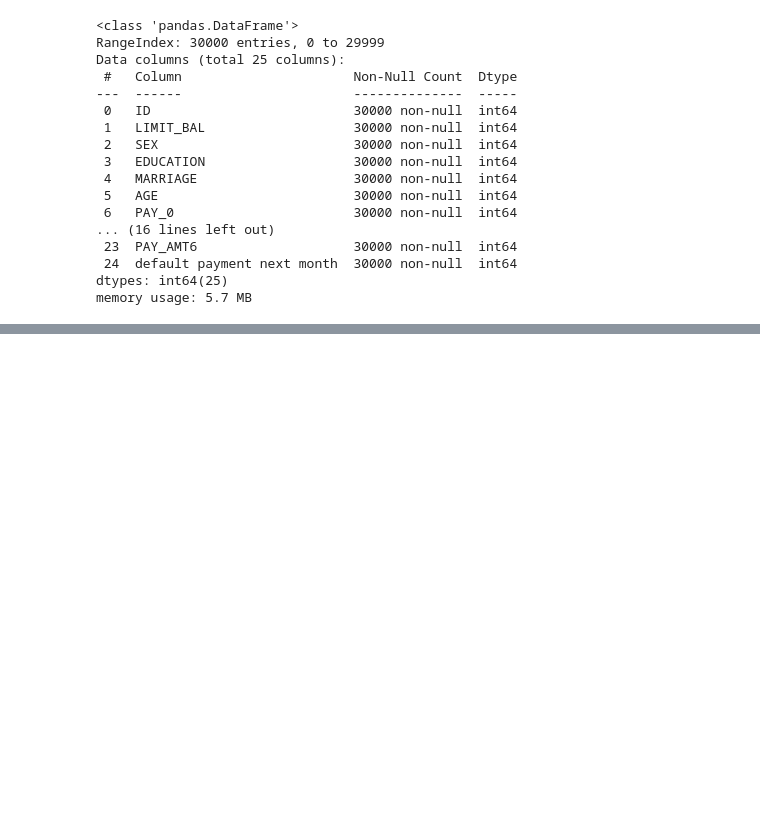
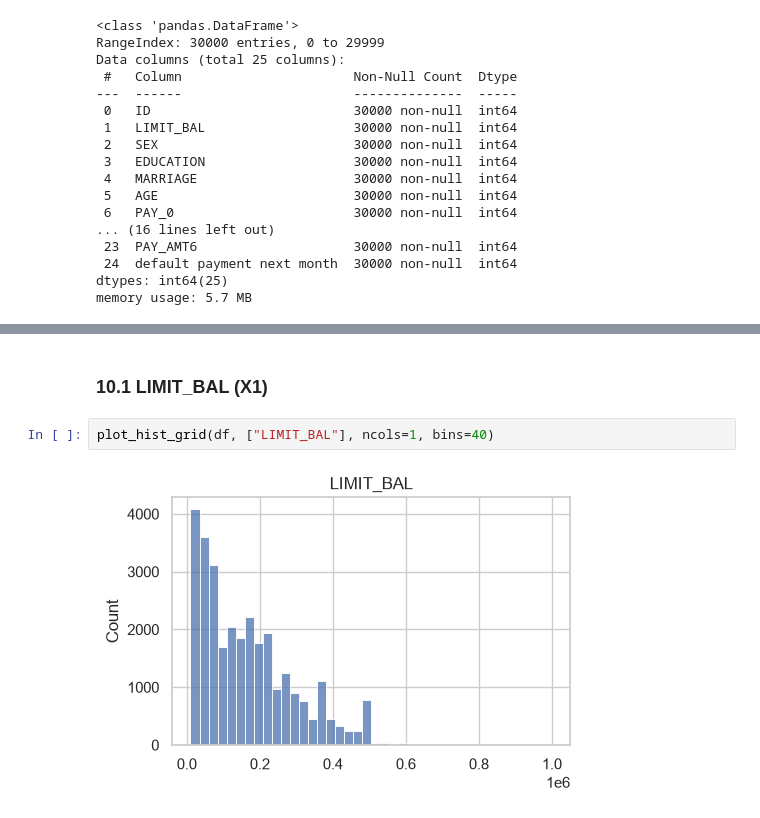
Before and after one commit to m-mahdi-jafari-yazani/credit-card-default-prediction, a Jupyter notebook: notebooks/01_data_overview.ipynb, the cells around one changed output, grey strips where cells are left out. Drawn from its saved outputs; the diff is of its cells as text; blank space fills up the shorter version.

```diff
--- a/notebooks/01_data_overview.ipynb
+++ b/notebooks/01_data_overview.ipynb
@@ -53,0 +289,6 @@ Name: proportion, dtype: float64
+# %% [markdown]
+### 10.1 LIMIT_BAL (X1)
+# %%
+plot_hist_grid(df, ["LIMIT_BAL"], ncols=1, bins=40)
+# %% [output]
+[figure, added]
```
Also changed, not shown: parts of 49 cells of this notebook.
